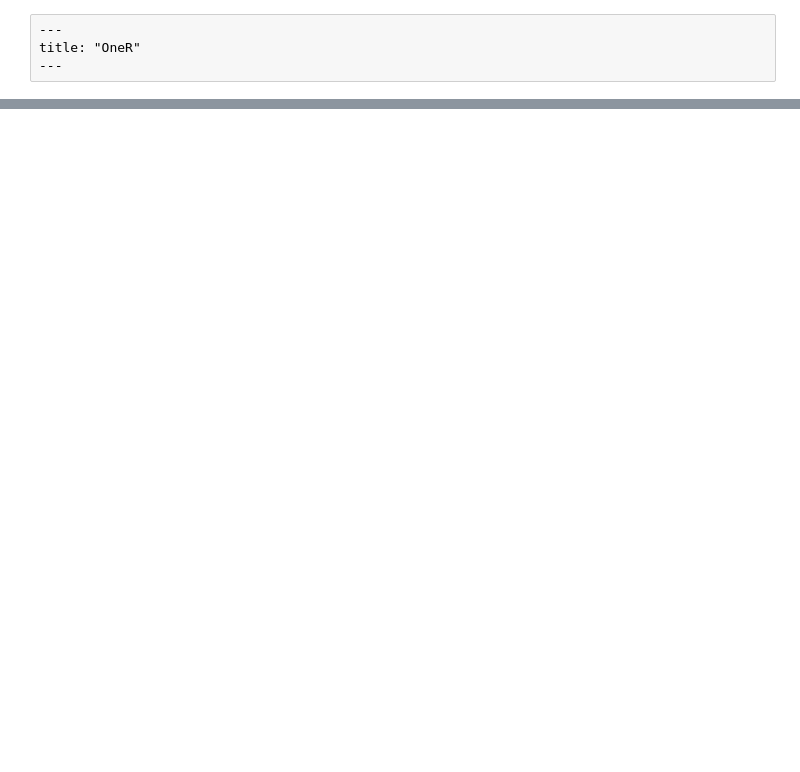
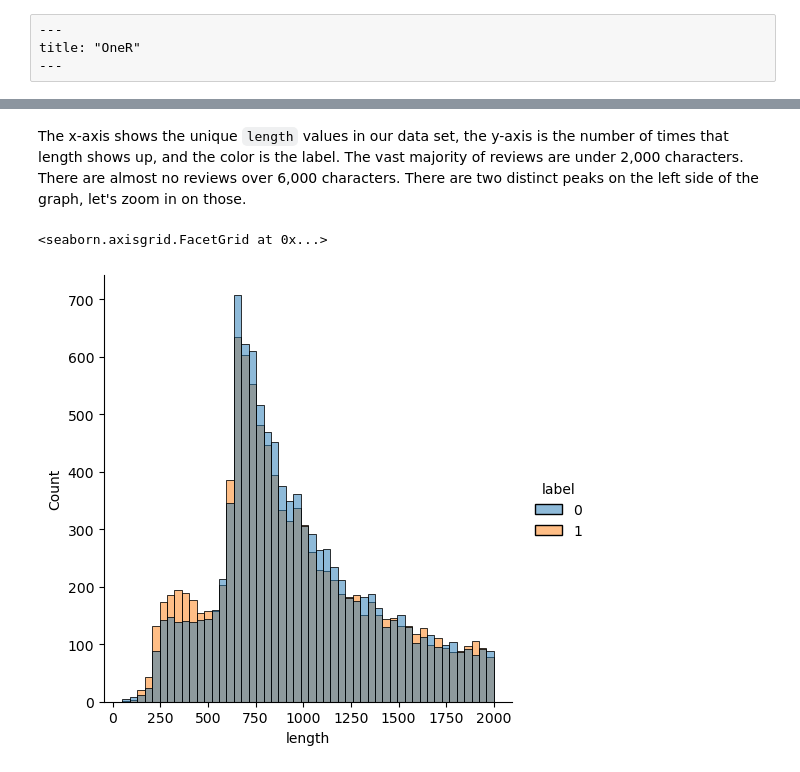
Before and after one commit to spenceforce/NLP-Simple-to-Spectacular, a Jupyter notebook: chapter/03_oner/oner.ipynb, the cells around one changed output, grey strips where cells are left out. Drawn from its saved outputs; the diff is of its cells as text; code cells hidden in the pictures; blank space fills up the shorter version.

```diff
--- a/chapter/03_oner/oner.ipynb
+++ b/chapter/03_oner/oner.ipynb
@@ -408,0 +135,7 @@ We know every review in the test data will have an unknown category, so the OneR
+# %% [markdown]
+The x-axis shows the unique `length` values in our data set, the y-axis is the number of times that length shows up, and the color is the label. The vast majority of reviews are under 2,000 characters. There are almost no reviews over 6,000 characters. There are two distinct peaks on the left side of the graph, let's zoom in on those.
+# %%
+sns.displot(train_df[train_df["length"] < 2000], x="length", hue="label")
+# %% [output]
+<seaborn.axisgrid.FacetGrid at 0x...>
+[figure, added]
```
Also changed, not shown: parts of 64 cells of this notebook.
